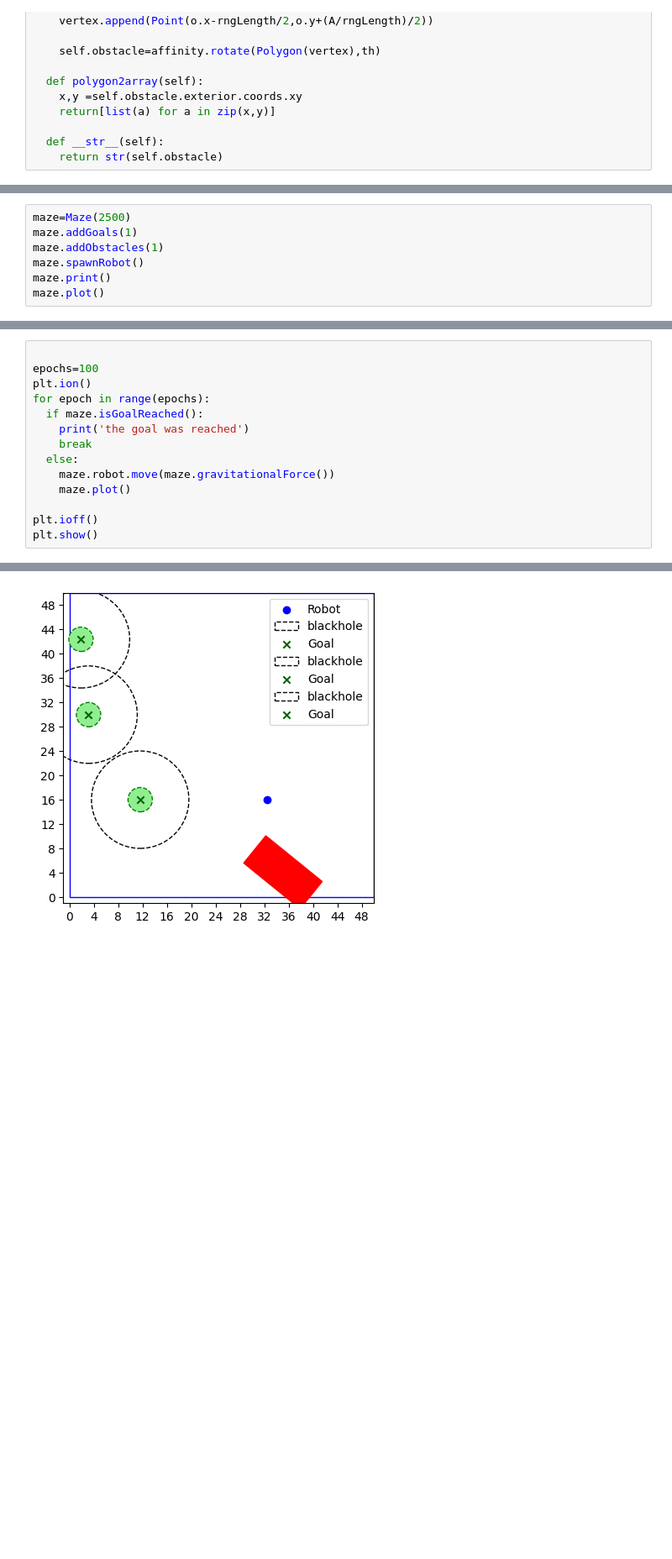
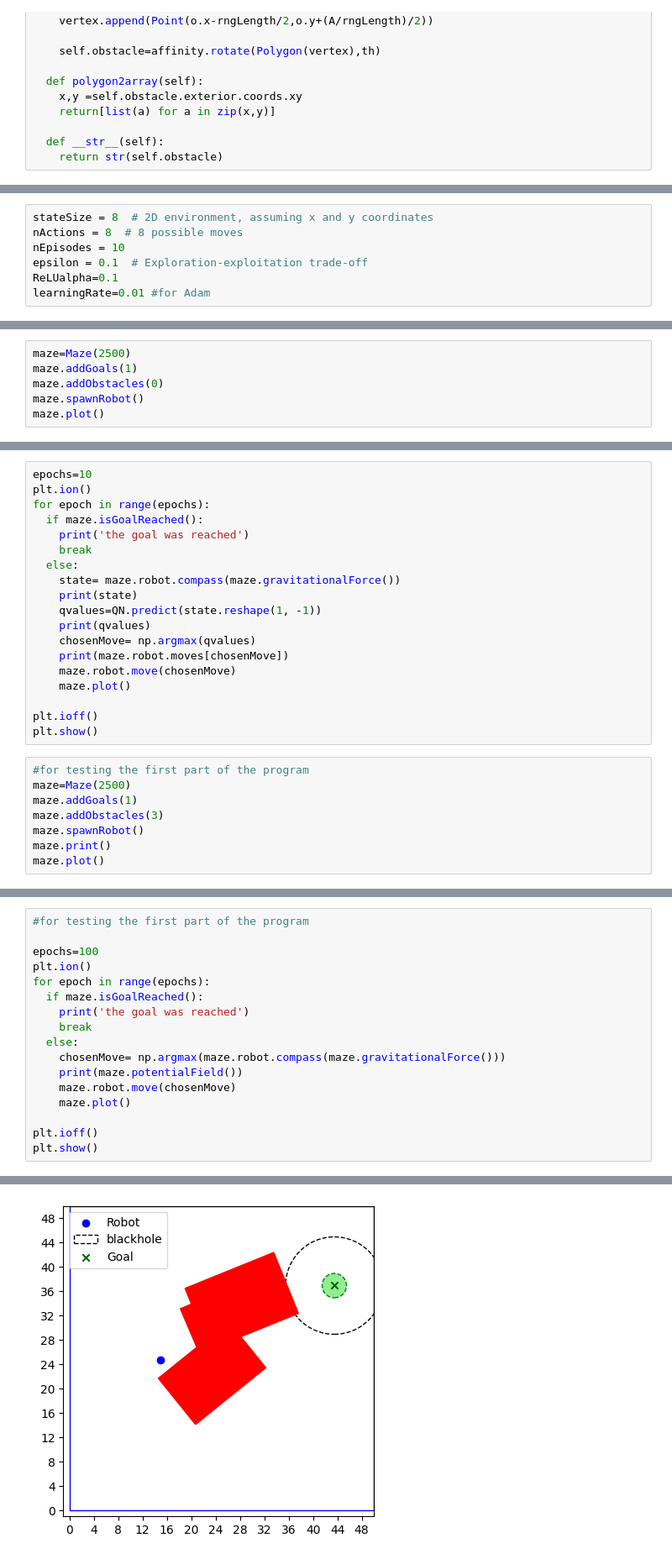
Before and after one commit to Sharkar96/BHDQN, a Jupyter notebook: BHDQN.ipynb, the cells around one changed output, grey strips where cells are left out. Shown at 84% size. Cells and saved outputs as stored; diff of their text form; blank space fills up the shorter version.

```diff
--- a/BHDQN.ipynb
+++ b/BHDQN.ipynb
@@ -229,0 +298,7 @@ class Maze:
+# %%
+stateSize = 8  # 2D environment, assuming x and y coordinates
+nActions = 8  # 8 possible moves
+nEpisodes = 10
+epsilon = 0.1  # Exploration-exploitation trade-off
+ReLUalpha=0.1
+learningRate=0.01 #for Adam
@@ -230,8 +366,7 @@ class Maze:
 # %%
 maze=Maze(2500)
 maze.addGoals(1)
-maze.addObstacles(1)
+maze.addObstacles(0)
 maze.spawnRobot()
-maze.print()
 maze.plot()
 # %% [output]
@@ -251,0 +374,27 @@ POLYGON ((6.685387781793928 5.007924966262831, 9.086144377858105 3.3344086729755
+# %%
+epochs=10
+plt.ion()
+for epoch in range(epochs):
+  if maze.isGoalReached():
+    print('the goal was reached')
+    break
+  else:
+    state= maze.robot.compass(maze.gravitationalForce())
+    print(state)
+    qvalues=QN.predict(state.reshape(1, -1))
+    print(qvalues)
+    chosenMove= np.argmax(qvalues)
+    print(maze.robot.moves[chosenMove])
+    maze.robot.move(chosenMove)
+    maze.plot()
+
+plt.ioff()
+plt.show()
+# %%
+#for testing the first part of the program
+maze=Maze(2500)
+maze.addGoals(1)
+maze.addObstacles(3)
+maze.spawnRobot()
+maze.print()
+maze.plot()
@@ -252,4 +418,5 @@ POLYGON ((6.685387781793928 5.007924966262831, 9.086144377858105 3.3344086729755
 # %%
+#for testing the first part of the program
 
 epochs=100
 plt.ion()
@@ -258,7 +425,9 @@ for epoch in range(epochs):
     print('the goal was reached')
     break
   else:
-    maze.robot.move(maze.gravitationalForce())
+    chosenMove= np.argmax(maze.robot.compass(maze.gravitationalForce()))
+    print(maze.potentialField())
+    maze.robot.move(chosenMove)
     maze.plot()
 
 plt.ioff()
@@ -267 +437 @@ plt.show()
-[figure, old version]
+[figure, new version]
```
Also changed, not shown: parts of 12 cells of this notebook.
